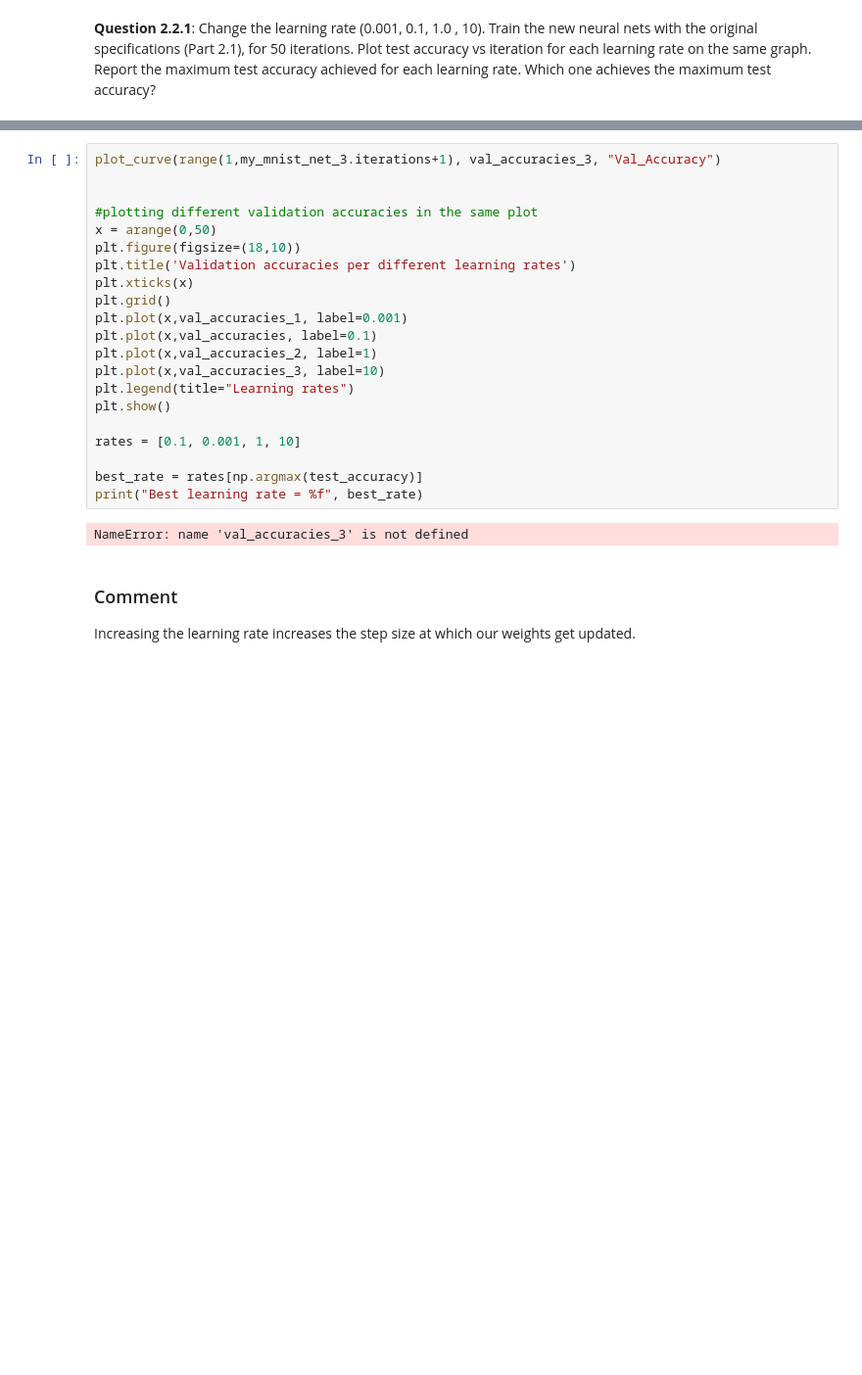
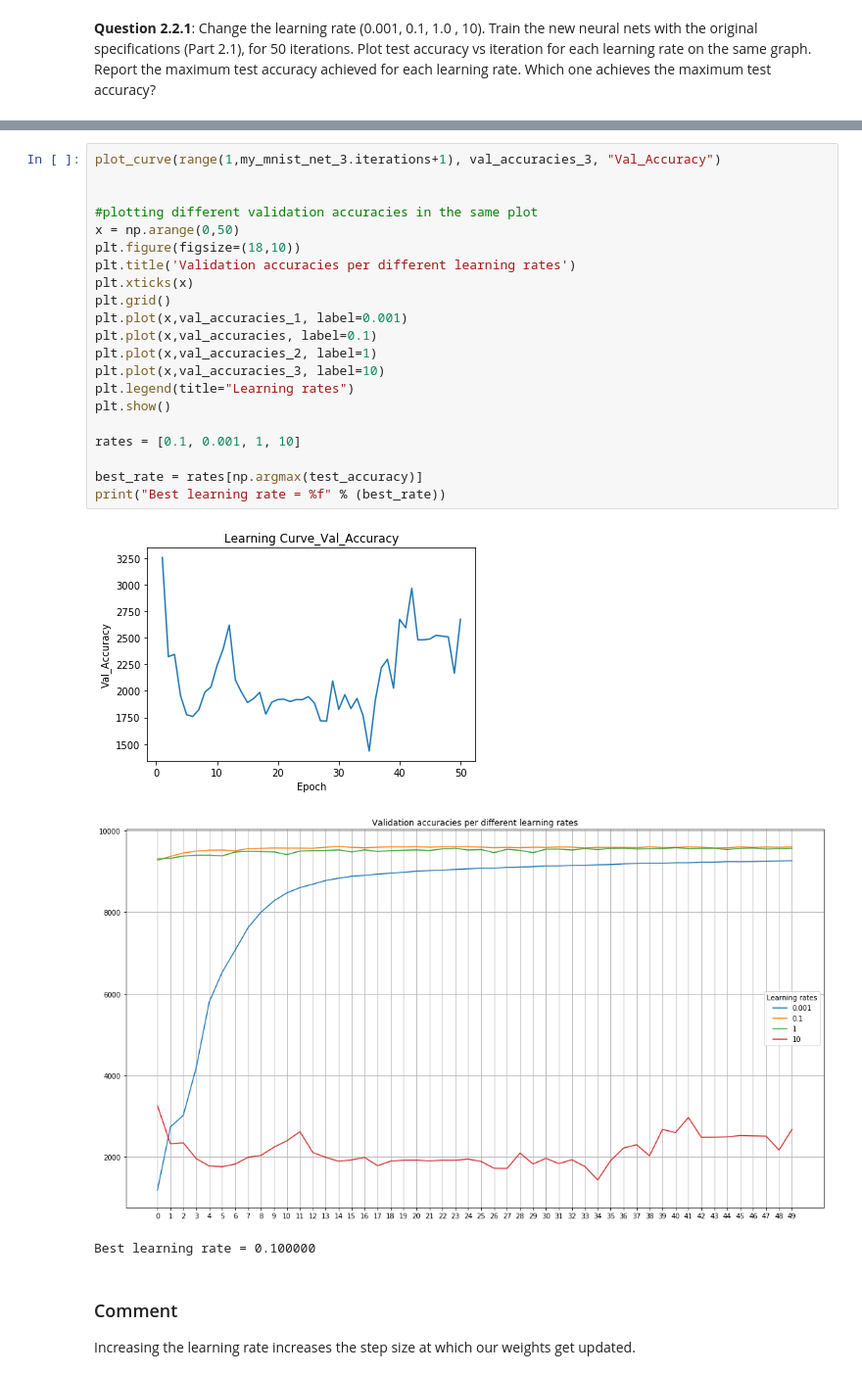
Before and after one commit to alegaballo/Deep-Learning, a Jupyter notebook: neural_networks/TP1-notebook.ipynb, the cells around one changed output, grey strips where cells are left out. Shown at 98% size. Cells and saved outputs as stored; diff of their text form; blank space fills up the shorter version.

```diff
--- a/neural_networks/TP1-notebook.ipynb
+++ b/neural_networks/TP1-notebook.ipynb
@@ -334,26 +409,28 @@ KeyboardInterrupt:
 # %%
 plot_curve(range(1,my_mnist_net_3.iterations+1), val_accuracies_3, "Val_Accuracy")
 
 
 #plotting different validation accuracies in the same plot
-x = arange(0,50)
+x = np.arange(0,50)
 plt.figure(figsize=(18,10))
 plt.title('Validation accuracies per different learning rates')
 plt.xticks(x)
 plt.grid()
 plt.plot(x,val_accuracies_1, label=0.001)
 plt.plot(x,val_accuracies, label=0.1)
 plt.plot(x,val_accuracies_2, label=1)
 plt.plot(x,val_accuracies_3, label=10)
 plt.legend(title="Learning rates")
 plt.show()
 
 rates = [0.1, 0.001, 1, 10]
 
 best_rate = rates[np.argmax(test_accuracy)]
-print("Best learning rate = %f", best_rate)
+print("Best learning rate = %f" % (best_rate))
 # %% [output]
+[figure, added]
+[figure, added]
-NameError: name 'val_accuracies_3' is not defined
+Best learning rate = 0.100000
 # %% [markdown]
 <h3>Comment</h3>
 Increasing the learning rate increases the step size at which our weights get updated.
```
Also changed, not shown: parts of 13 cells of this notebook.
